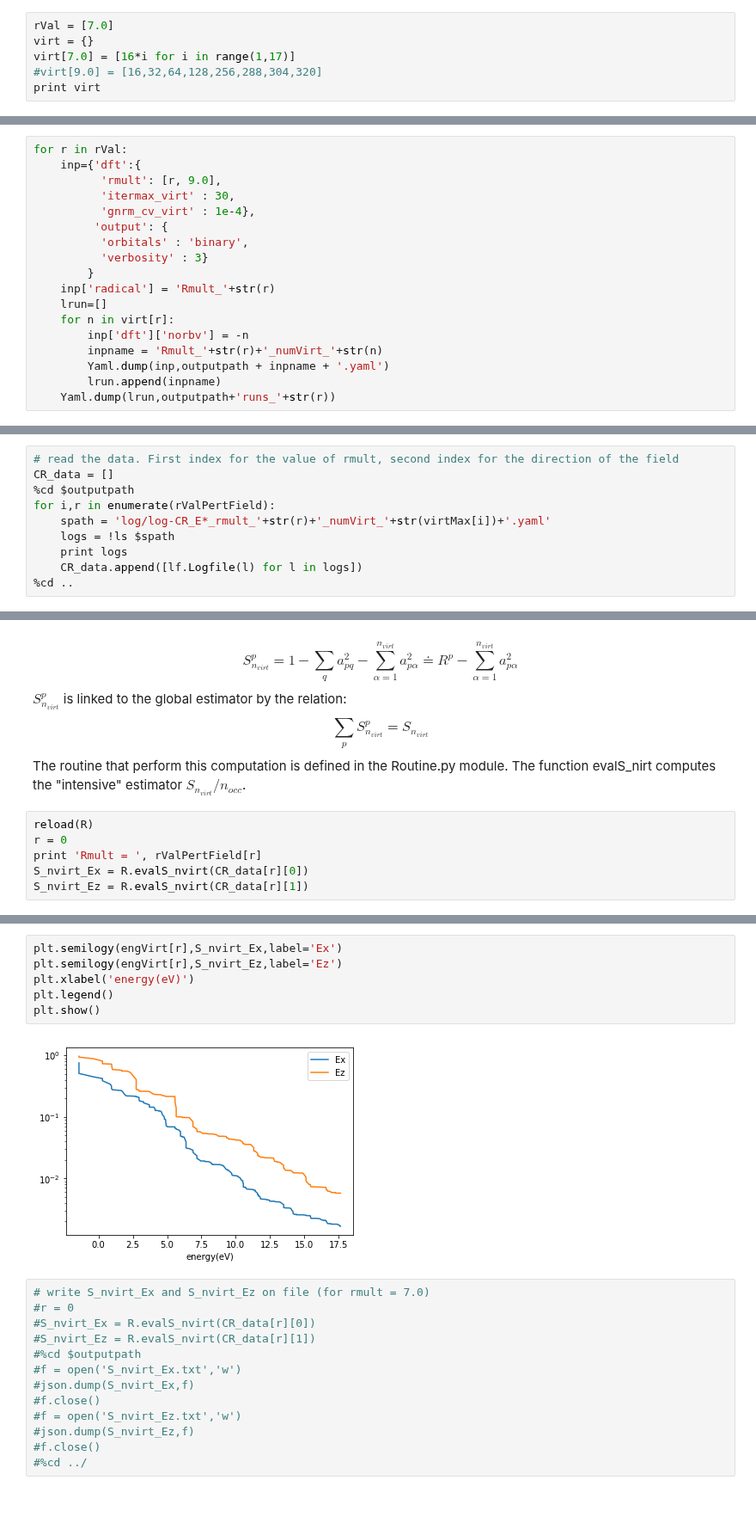
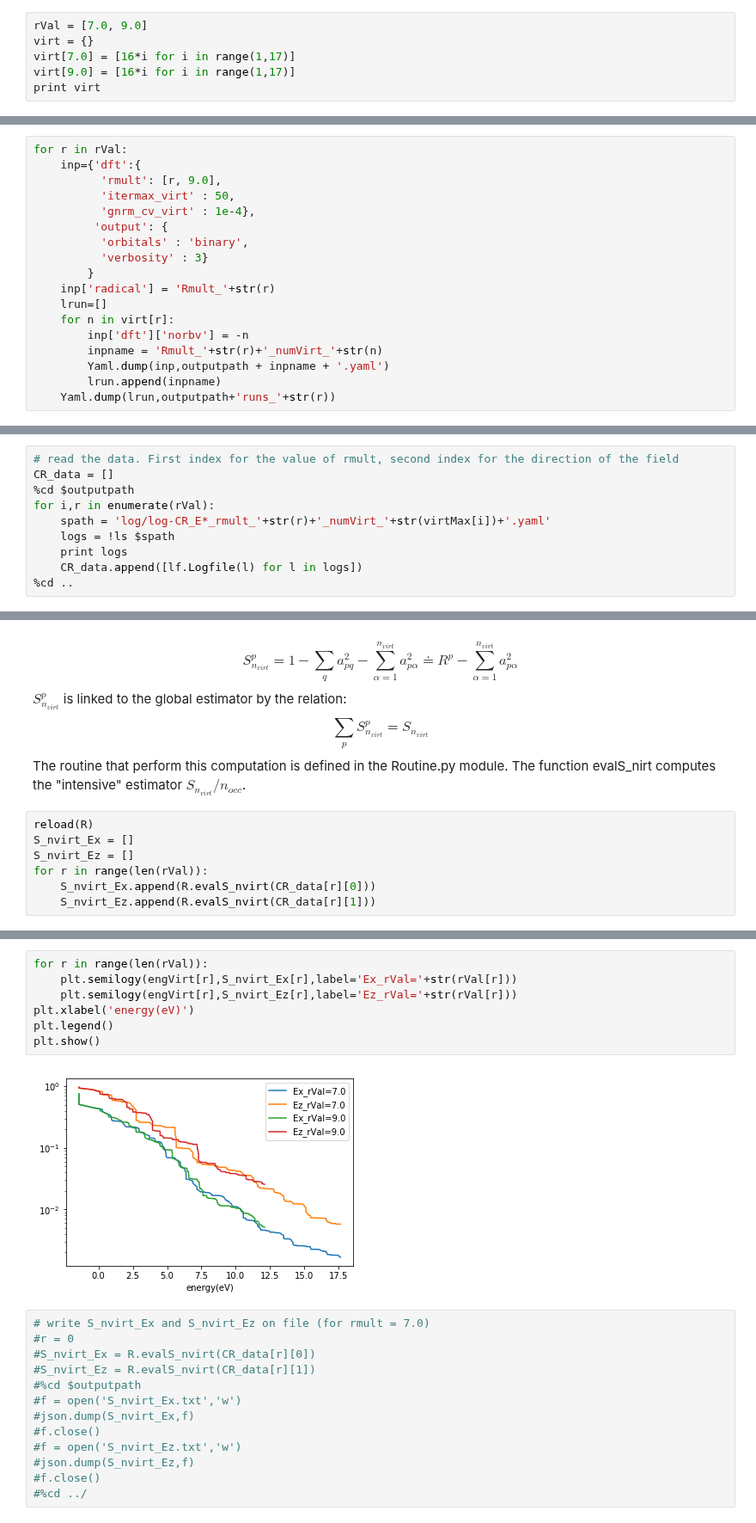
Before and after one commit to luigigenovese/KPM-nb, a Jupyter notebook: POLARIZABILITY/C6H6/free-bc/Virtual_Orbitals_Completeness_Relation.ipynb, the cells around one changed output, grey strips where cells are left out. Shown at 86% size. Saved outputs shown, nothing was run; the diff lists cells and outputs as text.

```diff
--- a/POLARIZABILITY/C6H6/free-bc/Virtual_Orbitals_Completeness_Relation.ipynb
+++ b/POLARIZABILITY/C6H6/free-bc/Virtual_Orbitals_Completeness_Relation.ipynb
@@ -31,9 +31,9 @@ Yaml.dump(inp0,outputpath + 'default.yaml')
 # %% [markdown]
 The aim of this computation is to produce the set of virtual orbitals, up to the highest value specified by the 'virtMax' parameter with a maximum residue of $1e^{-4}$. To obtain this result we produce a list of virtual orbitals denoted as 'virt' (using a linear spacing). virt contains a number of virtual orbitals higher than virtMax, because the last elements have a higher residue and are included only to improve the convergence of the lower ones.
 # %%
-rVal = [7.0]
+rVal = [7.0, 9.0]
 virt = {}
 virt[7.0] = [16*i for i in range(1,17)]
-#virt[9.0] = [16,32,64,128,256,288,304,320]
+virt[9.0] = [16*i for i in range(1,17)]
 print virt
 # %% [output]
@@ -44,7 +44,7 @@ We run the first set of calculation with 'itermax_virt' in the range 20-50. In t
 for r in rVal:
     inp={'dft':{
           'rmult': [r, 9.0],
-          'itermax_virt' : 30,
+          'itermax_virt' : 50,
           'gnrm_cv_virt' : 1e-4},
          'output': {
           'orbitals' : 'binary',
@@ -260,7 +268,7 @@ Executing command:  mpirun -np 4 $BIGDFT_ROOT/bigdft -n CR_Ez_rmult_7.0_numVirt_
 # read the data. First index for the value of rmult, second index for the direction of the field
 CR_data = []
 %cd $outputpath
-for i,r in enumerate(rValPertField):
+for i,r in enumerate(rVal):
     spath = 'log/log-CR_E*_rmult_'+str(r)+'_numVirt_'+str(virtMax[i])+'.yaml'
     logs = !ls $spath
     print logs
@@ -310,8 +320,9 @@ $$
 The routine that perform this computation is defined in the Routine.py module. The function evalS_nirt computes the "intensive" estimator $S_{n_{virt}}/n_{occ}$.
 # %%
 reload(R)
-r = 0
-print 'Rmult = ', rValPertField[r]
-S_nvirt_Ex = R.evalS_nvirt(CR_data[r][0])
-S_nvirt_Ez = R.evalS_nvirt(CR_data[r][1])
+S_nvirt_Ex = []
+S_nvirt_Ez = []
+for r in range(len(rVal)):
+    S_nvirt_Ex.append(R.evalS_nvirt(CR_data[r][0]))
+    S_nvirt_Ez.append(R.evalS_nvirt(CR_data[r][1]))
 # %% [output]
@@ -323,11 +337,12 @@ R =  0.00190010450311
 # %%
-plt.semilogy(engVirt[r],S_nvirt_Ex,label='Ex')
-plt.semilogy(engVirt[r],S_nvirt_Ez,label='Ez')
+for r in range(len(rVal)):
+    plt.semilogy(engVirt[r],S_nvirt_Ex[r],label='Ex_rVal='+str(rVal[r]))
+    plt.semilogy(engVirt[r],S_nvirt_Ez[r],label='Ez_rVal='+str(rVal[r]))
 plt.xlabel('energy(eV)')
 plt.legend()
 plt.show()
 # %% [output]
-[figure, old version]
+[figure, new version]
 # %%
 # write S_nvirt_Ex and S_nvirt_Ez on file (for rmult = 7.0)
 #r = 0
```
Also changed, not shown: parts of 12 cells of this notebook, 9 other files.
